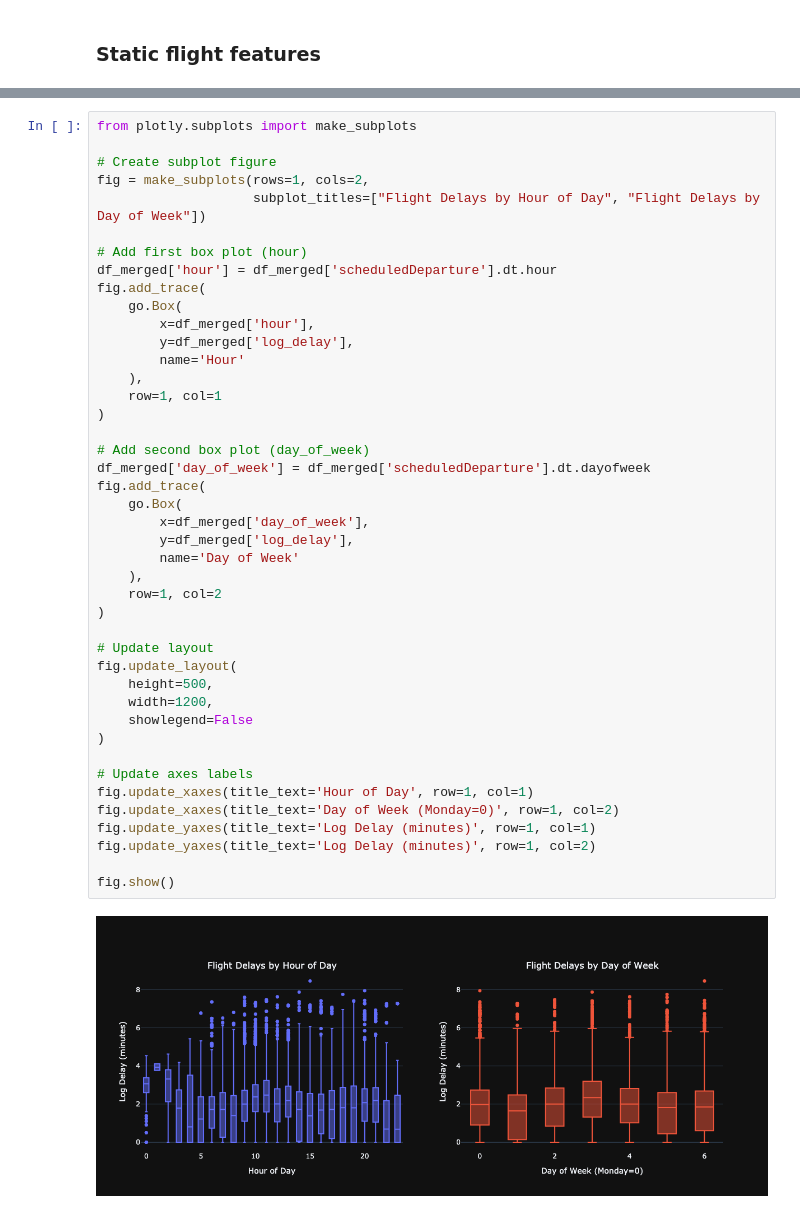
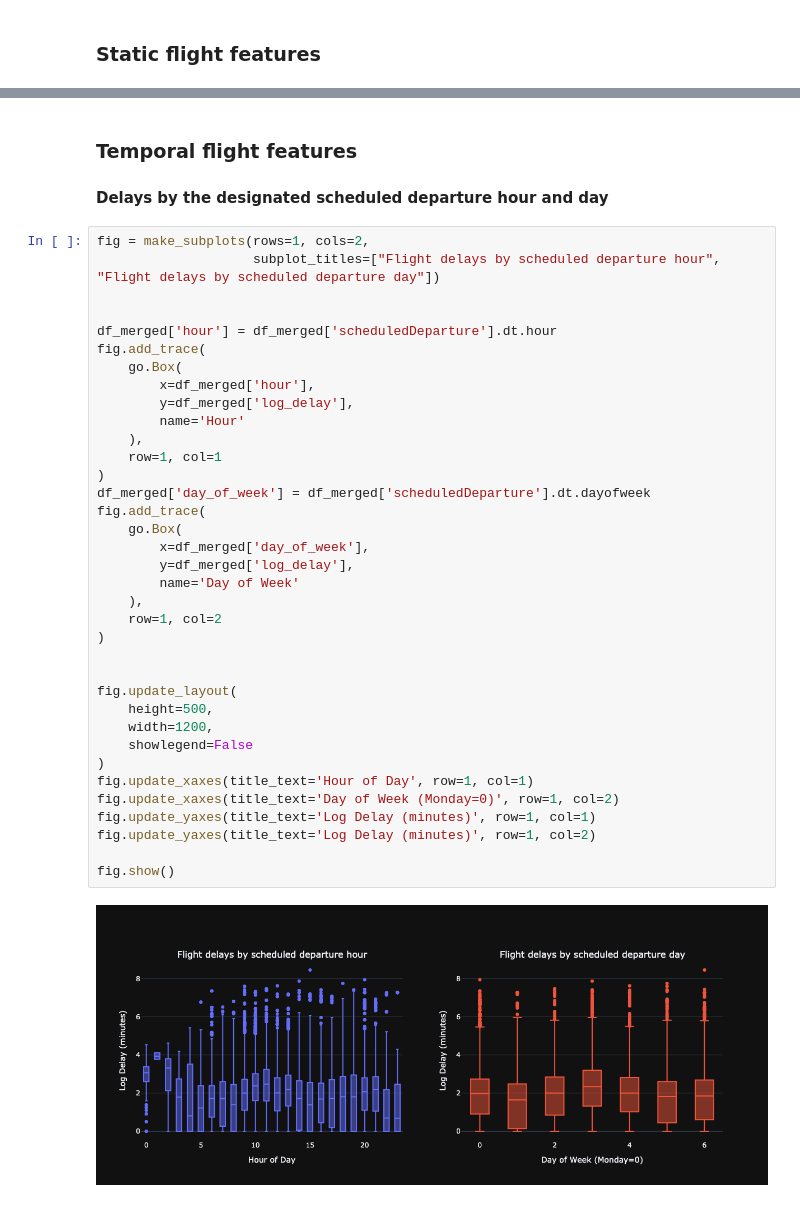
Before and after one commit to vvaibhav08/flight_delays_prediction, a Jupyter notebook: notebooks/EDA.ipynb, the cells around one changed output, grey strips where cells are left out. Drawn from its saved outputs; the diff is of its cells as text.

```diff
--- a/notebooks/EDA.ipynb
+++ b/notebooks/EDA.ipynb
@@ -339,45 +389,41 @@ fig.show()
+# %% [markdown]
+### Temporal flight features
+#### Delays by the designated scheduled departure hour and day
 # %%
-from plotly.subplots import make_subplots
+fig = make_subplots(rows=1, cols=2,
+                    subplot_titles=["Flight delays by scheduled departure hour", "Flight delays by scheduled departure day"])
 
-# Create subplot figure
-fig = make_subplots(rows=1, cols=2,
-                    subplot_titles=["Flight Delays by Hour of Day", "Flight Delays by Day of Week"])
 
-# Add first box plot (hour)
 df_merged['hour'] = df_merged['scheduledDeparture'].dt.hour
 fig.add_trace(
     go.Box(
         x=df_merged['hour'],
         y=df_merged['log_delay'],
         name='Hour'
     ),
     row=1, col=1
 )
-
-# Add second box plot (day_of_week)
 df_merged['day_of_week'] = df_merged['scheduledDeparture'].dt.dayofweek
 fig.add_trace(
     go.Box(
         x=df_merged['day_of_week'],
         y=df_merged['log_delay'],
         name='Day of Week'
     ),
     row=1, col=2
 )
 
-# Update layout
+
 fig.update_layout(
     height=500,
     width=1200,
     showlegend=False
 )
-
-# Update axes labels
 fig.update_xaxes(title_text='Hour of Day', row=1, col=1)
 fig.update_xaxes(title_text='Day of Week (Monday=0)', row=1, col=2)
 fig.update_yaxes(title_text='Log Delay (minutes)', row=1, col=1)
 fig.update_yaxes(title_text='Log Delay (minutes)', row=1, col=2)
 
 fig.show()
 # %% [output]
-[figure, old version]
+[figure, new version]
```
Also changed, not shown: parts of 35 cells of this notebook, 1 other file.
